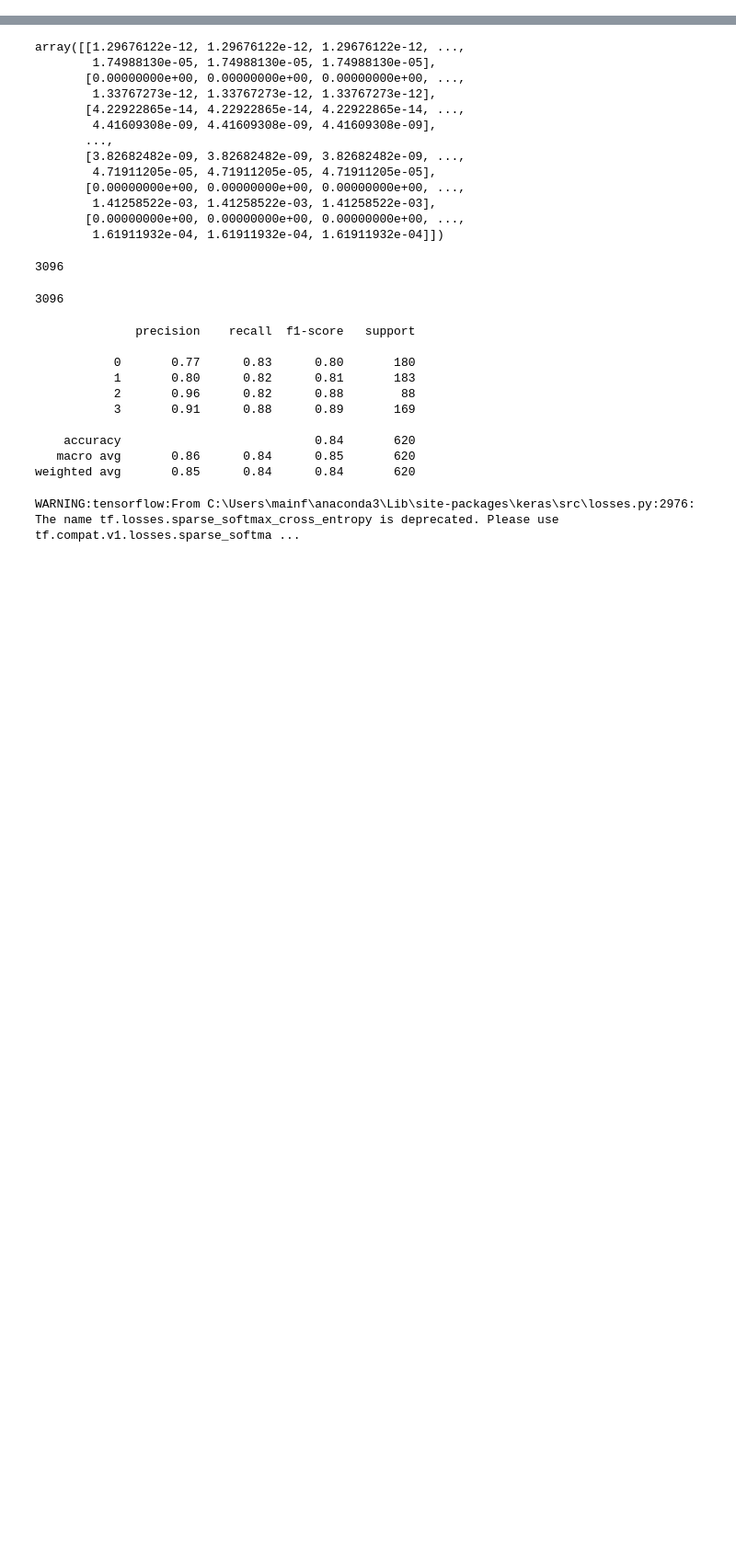
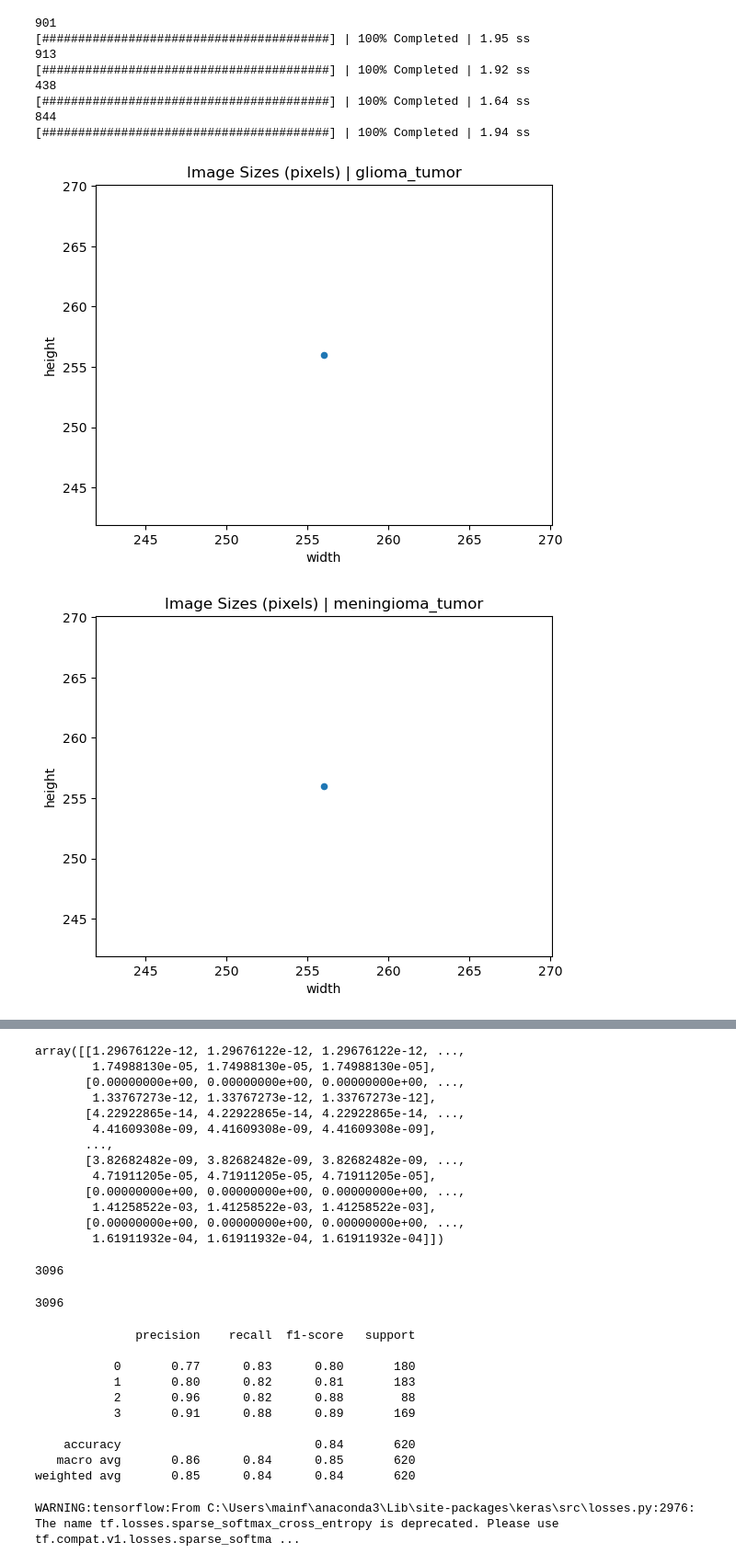
Before and after one commit to mainfranco/Capstone-3, a Jupyter notebook: Untitled.ipynb, the cells around one changed output, grey strips where cells are left out. Shown at 92% size. Cells and saved outputs as stored; diff of their text form; code cells hidden in the pictures; blank space fills up the shorter version.

```diff
--- a/Untitled.ipynb
+++ b/Untitled.ipynb
@@ -24,0 +51,15 @@ for category_idx,category in enumerate(categories):
+# %%
+directories = {
+    'glioma_tumor': 'archive (18)/Data/glioma_tumor',
+    'meningioma_tumor': 'archive (18)/Data/meningioma_tumor',
+    'normal': 'archive (18)/Data/normal',
+    'pituitary_tumor': 'archive (18)/Data/pituitary_tumor'
+}
+
+def get_dims(file):
+
+    '''Returns dimenstions for an RBG image'''
+    im = Image.open(file)
+    arr = np.array(im)
+    h,w,d = arr.shape
+    return h,w
@@ -24,0 +70,23 @@ for category_idx,category in enumerate(categories):
+# %%
+for n,d in directories.items():
+    filepath = d
+    filelist = [os.path.join(filepath, f) for f in os.listdir(filepath)]
+    print(len(filelist))
+    dims = bag.from_sequence(filelist).map(get_dims)
+    with diagnostics.ProgressBar():
+        dims = dims.compute()
+        dim_df = pd.DataFrame(dims, columns=['height', 'width'])
+        sizes = dim_df.groupby(['height', 'width']).size().reset_index().rename(columns={0:'count'})
+        sizes.plot.scatter(x='width', y='height');
+        plt.title('Image Sizes (pixels) | {}'.format(n))
+# %% [output]
+901
+[########################################] | 100% Completed | 1.95 ss
+913
+[########################################] | 100% Completed | 1.92 ss
+438
+[########################################] | 100% Completed | 1.64 ss
+844
+[########################################] | 100% Completed | 1.94 ss
+[figure, added]
+[figure, added]
```
Also changed, not shown: parts of 7 cells of this notebook.
